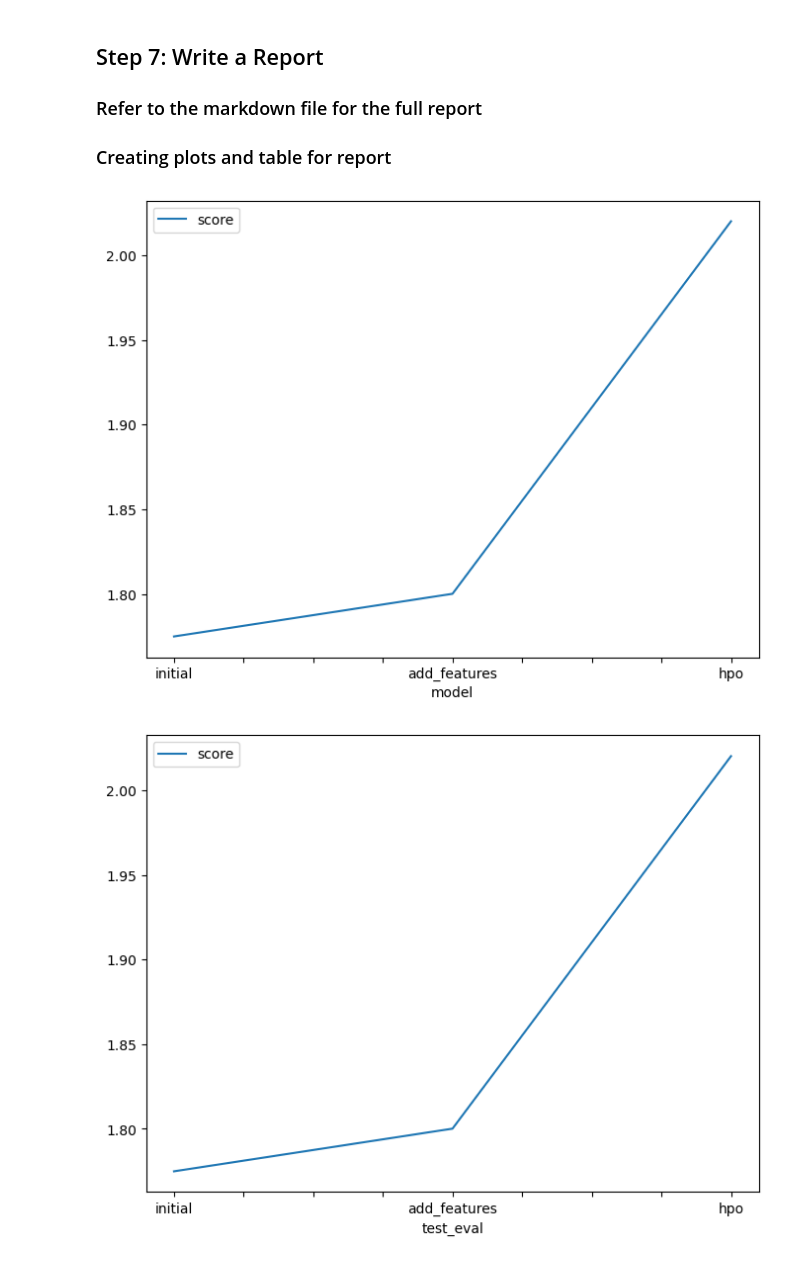
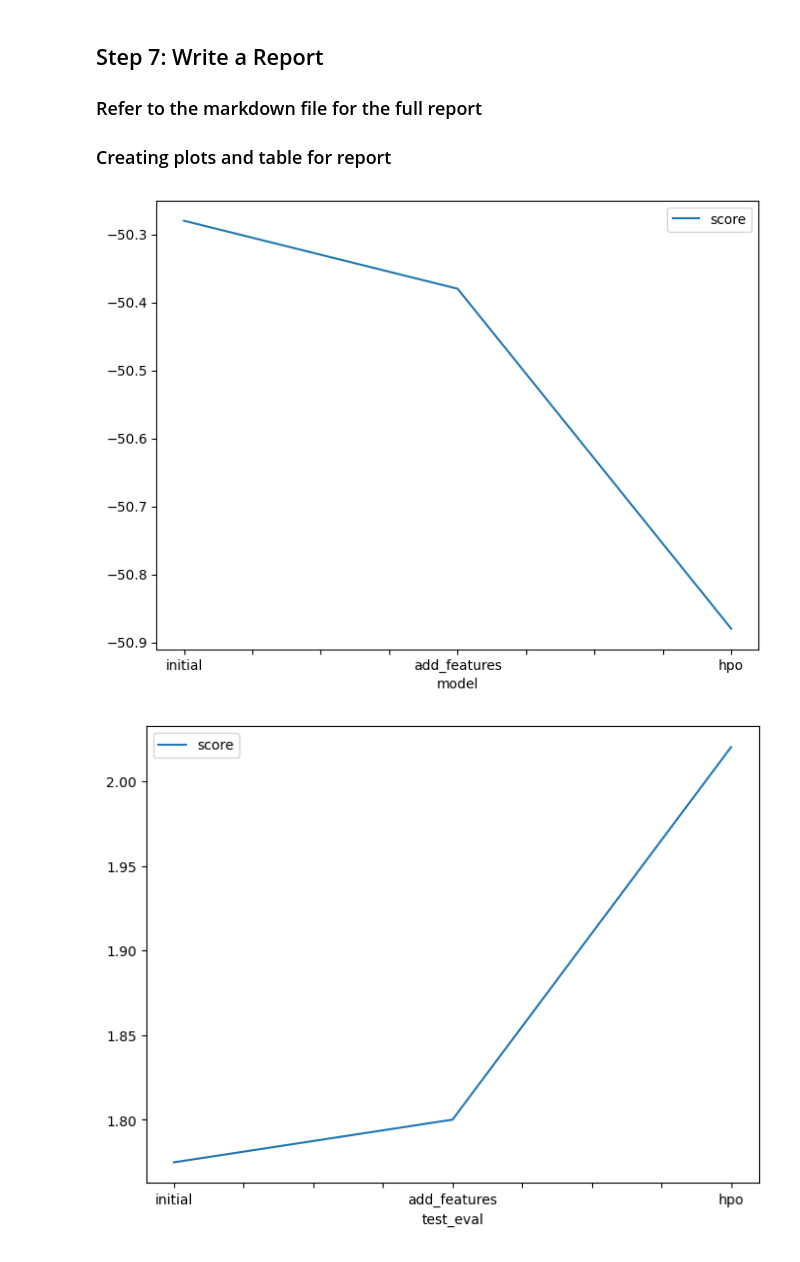
Before and after one commit to rafiulhc/bike-sharing-AutoML, a Jupyter notebook: project/project-template.ipynb, the cells around one changed output. Drawn from its saved outputs; the diff is of its cells as text; code cells hidden in the pictures.

```diff
--- a/project/project-template.ipynb
+++ b/project/project-template.ipynb
@@ -554,15 +526,15 @@ OSError: [Errno 22] Invalid argument
 # %%
 # Taking the top model score from each training run and creating a line plot to show improvement
 # You can create these in the notebook and save them to PNG or use some other tool (e.g. google sheets, excel)
 fig = pd.DataFrame(
     {
         "model": ["initial", "add_features", "hpo"],
-        "score": [1.7749, 1.8001, 2.0201]
+        "score": [-50.28, -50.38, -50.88]
     }
 ).plot(x="model", y="score", figsize=(8, 6)).get_figure()
 fig.savefig('model_train_score.png')
 # %% [output]
-[figure, old version]
+[figure, new version]
 # %%
 # Take the 3 kaggle scores and creating a line plot to show improvement
 fig = pd.DataFrame(
```
Also changed, not shown: parts of 20 cells of this notebook, 5 other files.
